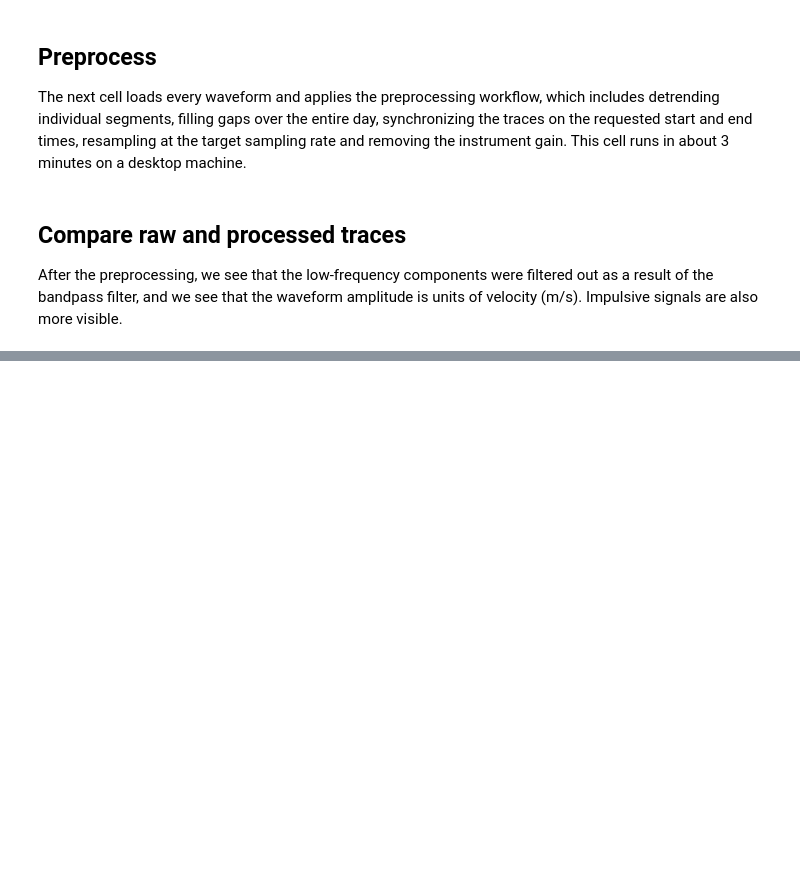
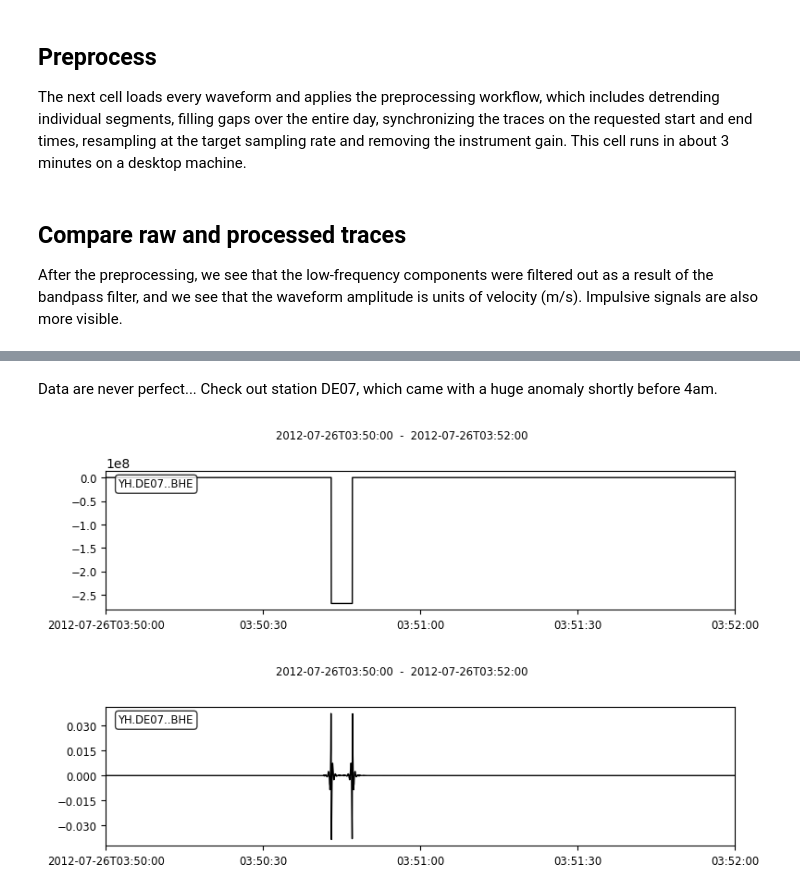
Before and after one commit to ebeauce/beampower, a Jupyter notebook: notebooks/1_preprocess.ipynb, the cells around one changed output, grey strips where cells are left out. Cells and saved outputs as stored; diff of their text form; code cells hidden in the pictures; blank space fills up the shorter version.

```diff
--- a/notebooks/1_preprocess.ipynb
+++ b/notebooks/1_preprocess.ipynb
@@ -127,0 +135,18 @@ for filepath in (filepath_raw, filepath_processed):
+# %% [markdown]
+Data are never perfect... Check out station DE07, which came with a huge anomaly shortly before 4am.
+# %%
+# Get a file to read
+filepath_raw = filepaths_raw[12]
+filename_raw = os.path.basename(filepath_raw)
+filepath_processed = os.path.join(DIRPATH_PROCESSED, filename_raw)
+
+# Loop over cases and show
+for filepath in (filepath_raw, filepath_processed):
+    stream = obspy.read(filepath)
+    stream = stream.slice(
+        starttime=obspy.UTCDateTime("2012-07-26T03:50:00"), endtime=obspy.UTCDateTime("2012-07-26T03:52:00")
+    )
+    stream.plot(figsize=(12, 6), method="full", show=True)
+# %% [output]
+[figure, added]
+[figure, added]
```
Also changed, not shown: parts of 2 cells of this notebook, 2 other files.
